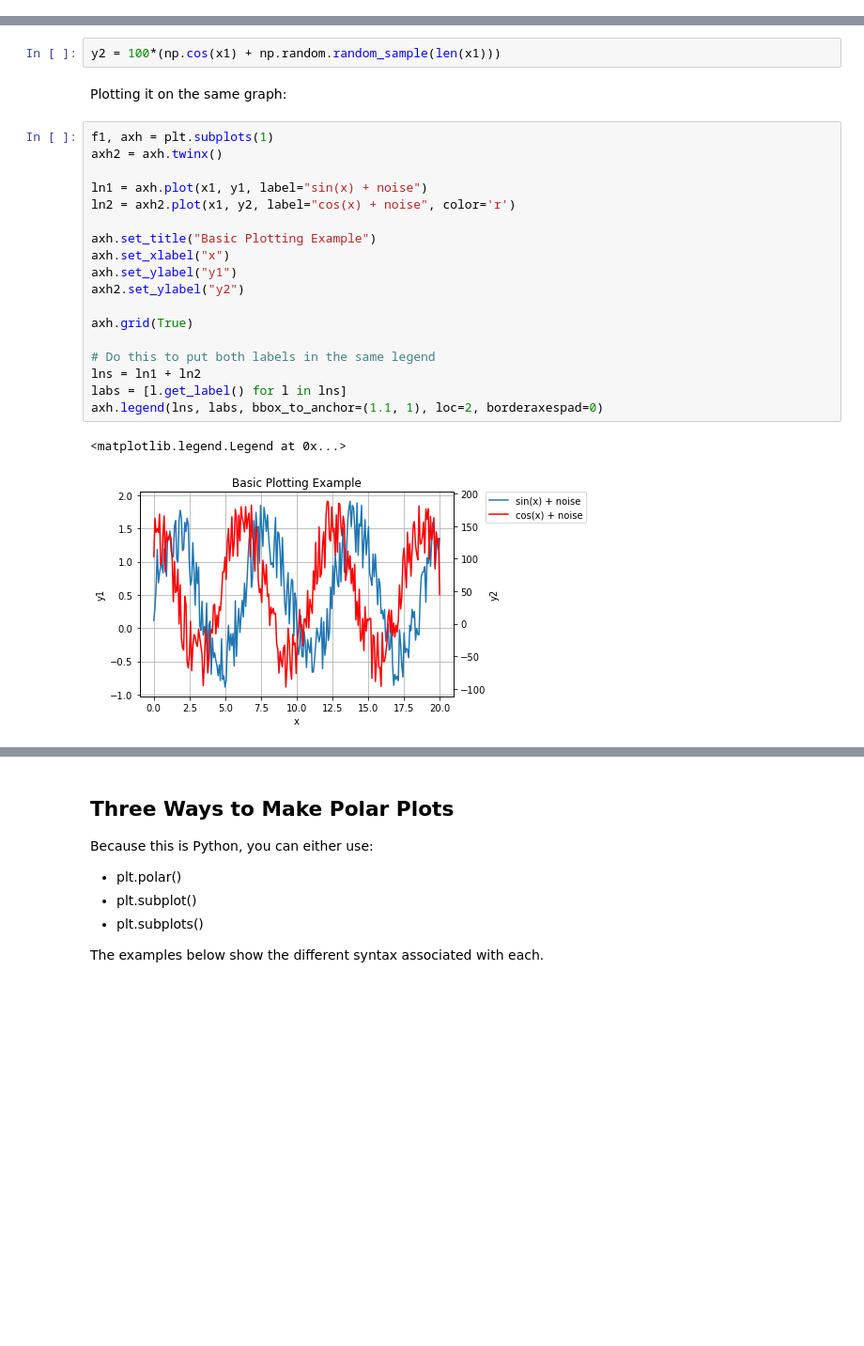
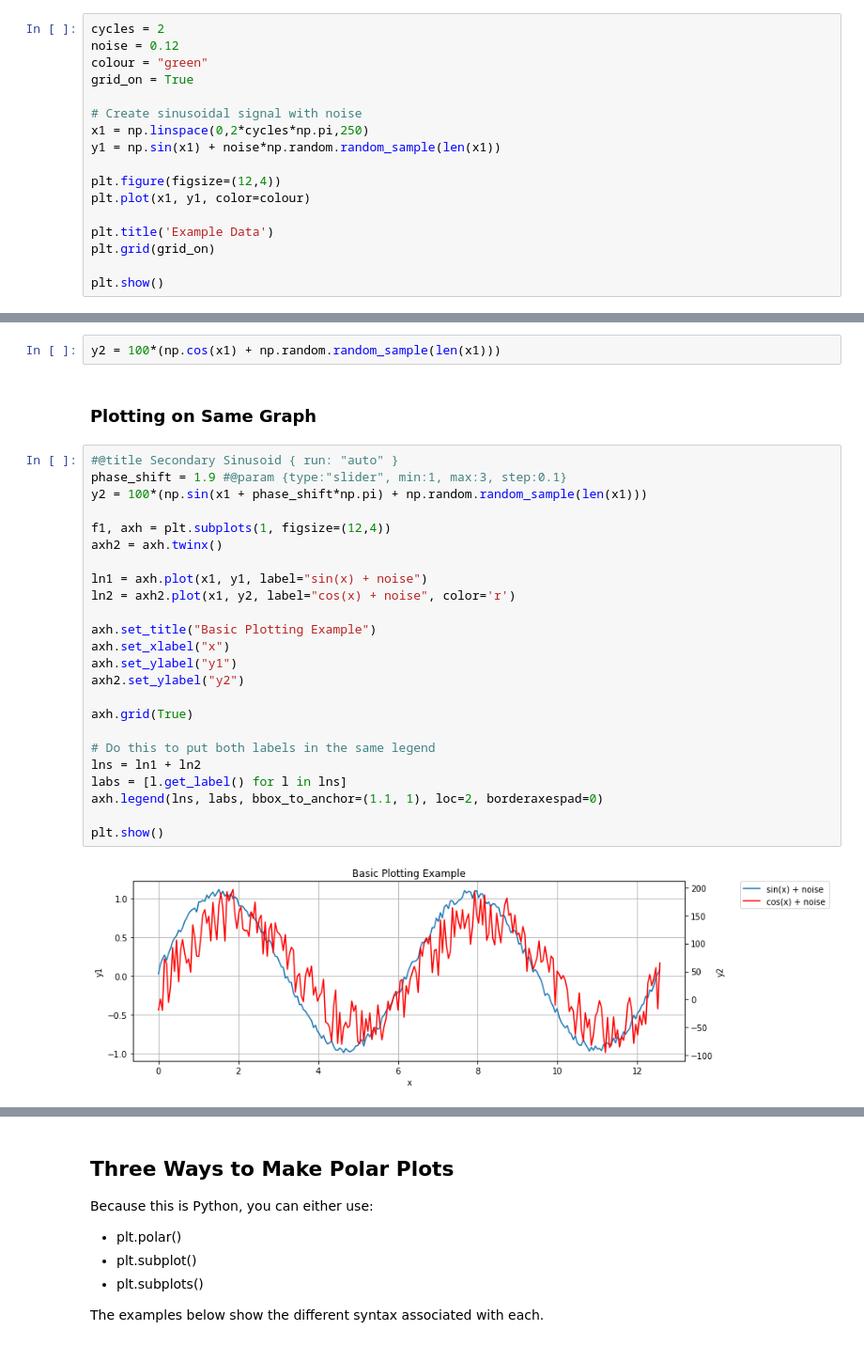
Before and after one commit to justinmklam/python-resources, a Jupyter notebook: [REF] Basic Plotting Examples.ipynb, the cells around one changed output, grey strips where cells are left out. Shown at 94% size. Cells and saved outputs as stored; diff of their text form; blank space fills up the shorter version.

```diff
--- a/[REF] Basic Plotting Examples.ipynb
+++ b/[REF] Basic Plotting Examples.ipynb
@@ -38,0 +38,17 @@ y1 = np.sin(x1) + np.random.random_sample(len(x1))  # create signal with noise
+# %%
+cycles = 2
+noise = 0.12
+colour = "green"
+grid_on = True
+
+# Create sinusoidal signal with noise
+x1 = np.linspace(0,2*cycles*np.pi,250)
+y1 = np.sin(x1) + noise*np.random.random_sample(len(x1))
+
+plt.figure(figsize=(12,4))
+plt.plot(x1, y1, color=colour)
+
+plt.title('Example Data')
+plt.grid(grid_on)
+
+plt.show()
@@ -98,25 +128,30 @@ We can make a second set of data to plot it on top of the first data set:
 # %%
 y2 = 100*(np.cos(x1) + np.random.random_sample(len(x1)))
-# %% [markdown]
-Plotting it on the same graph:
+# %% [markdown]
+### Plotting on Same Graph
 # %%
-f1, axh = plt.subplots(1)
+#@title Secondary Sinusoid { run: "auto" }
+phase_shift = 1.9 #@param {type:"slider", min:1, max:3, step:0.1}
+y2 = 100*(np.sin(x1 + phase_shift*np.pi) + np.random.random_sample(len(x1)))
+
+f1, axh = plt.subplots(1, figsize=(12,4))
 axh2 = axh.twinx()
 
 ln1 = axh.plot(x1, y1, label="sin(x) + noise")
 ln2 = axh2.plot(x1, y2, label="cos(x) + noise", color='r')
 
 axh.set_title("Basic Plotting Example")
 axh.set_xlabel("x")
 axh.set_ylabel("y1")
 axh2.set_ylabel("y2")
 
 axh.grid(True)
 
 # Do this to put both labels in the same legend
 lns = ln1 + ln2
 labs = [l.get_label() for l in lns]
 axh.legend(lns, labs, bbox_to_anchor=(1.1, 1), loc=2, borderaxespad=0)
+
+plt.show()
 # %% [output]
-<matplotlib.legend.Legend at 0x...>
-[figure, old version]
+[figure, new version]
```
Also changed, not shown: parts of 23 cells of this notebook.
